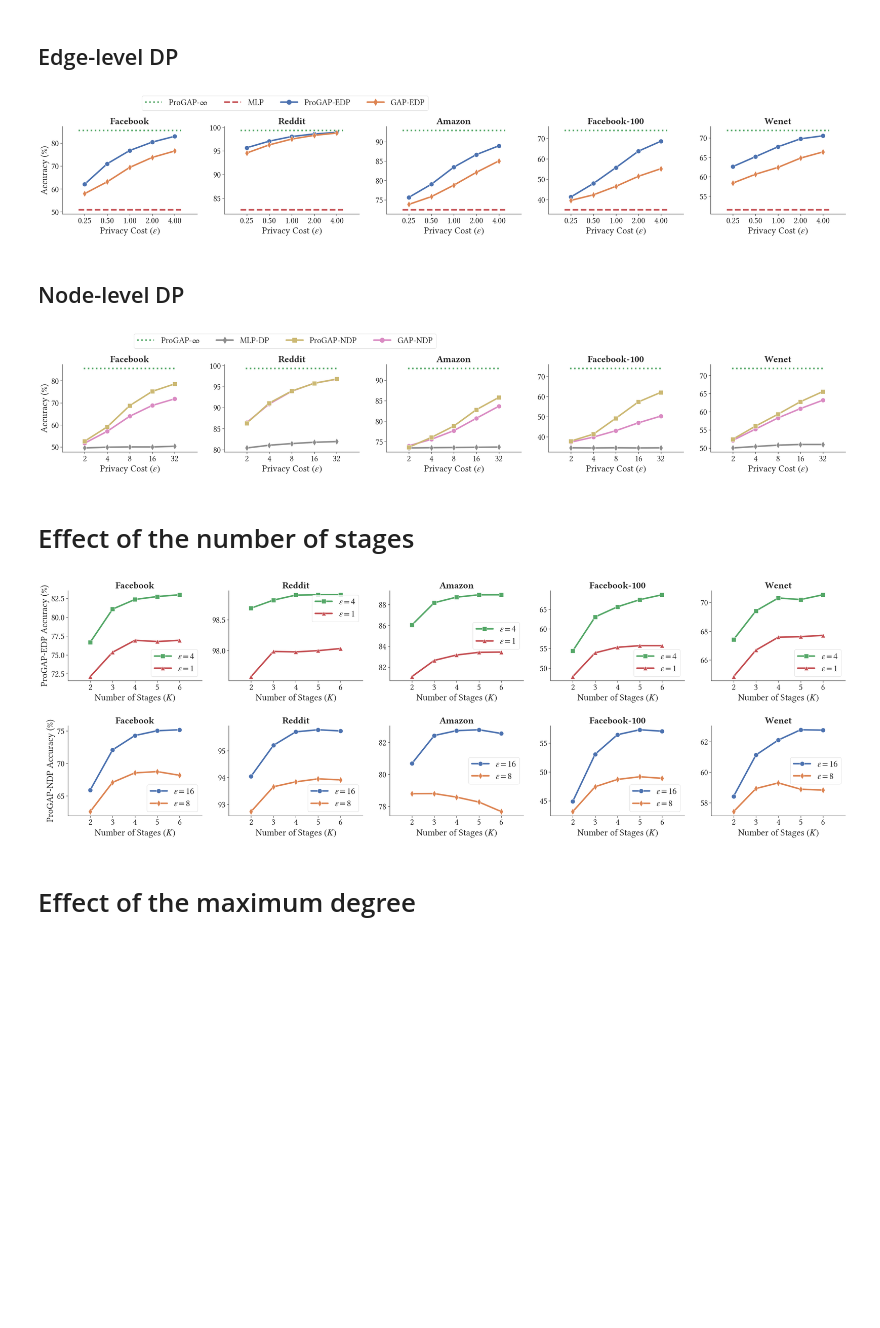
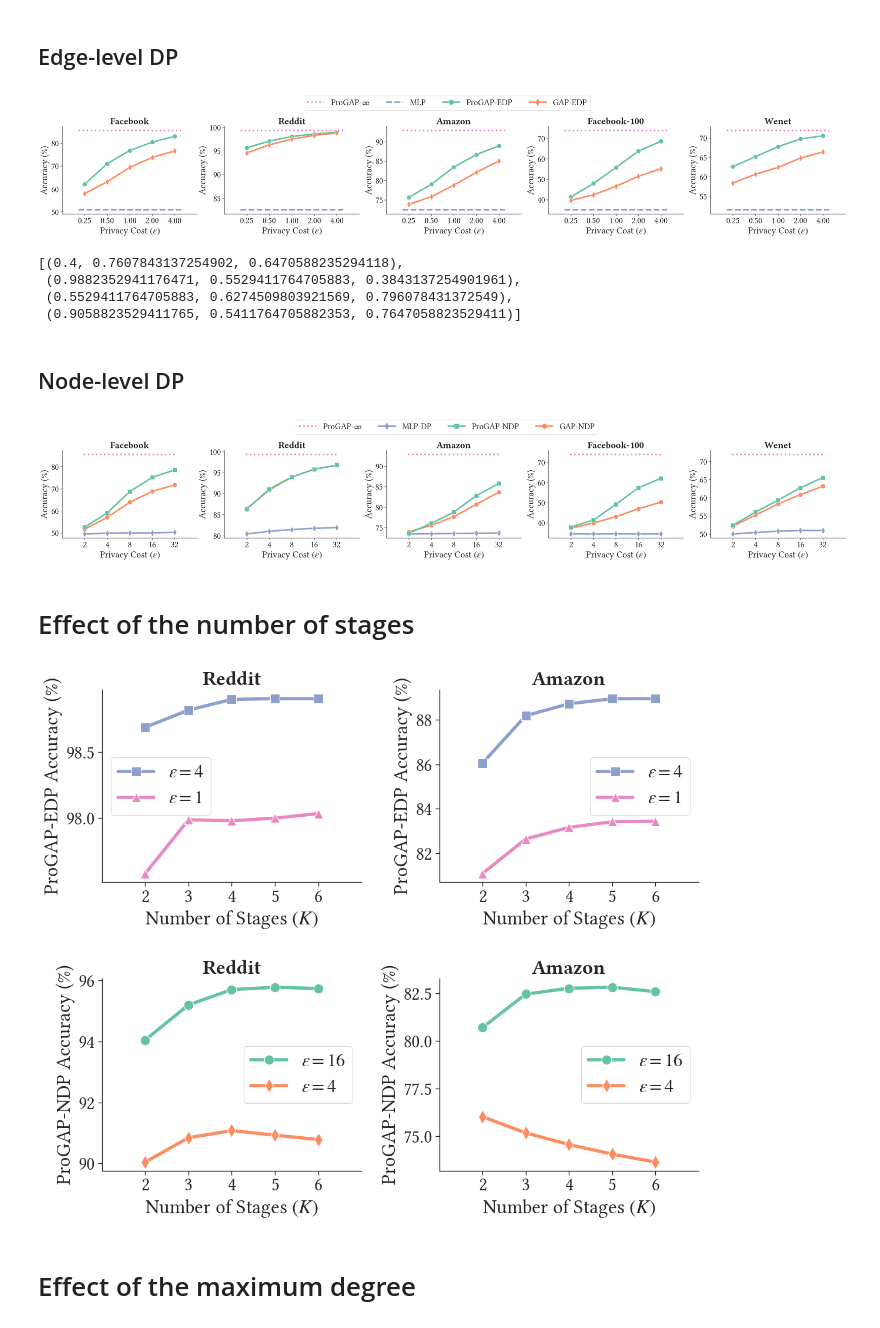
Before and after one commit to sisaman/ProGAP, a Jupyter notebook: results.ipynb, the cells around one changed output. Saved outputs shown, nothing was run; the diff lists cells and outputs as text; code cells hidden in the pictures; blank space fills up the shorter version.

```diff
--- a/results.ipynb
+++ b/results.ipynb
@@ -11,9 +11,10 @@ import seaborn as sns
 from tqdm import tqdm
 from matplotlib.ticker import ScalarFormatter
 
+palette = sns.color_palette('Set2', 4)
 sns.set(context='paper',
         style='ticks',
-        palette='deep',
+        palette=palette,
         font='Linux Libertine O',
         font_scale=2.5,
         rc={
@@ -167,11 +168,11 @@ g = sns.relplot(kind='line', data=df, x='epsilon', y='test/acc_mean', hue='metho
                 hue_order=edp_methods, col_order=datasets, style_order=edp_methods,
                 facet_kws={'sharey': False, 'sharex': False})
 
-g.set(ylabel=None, xlabel='Privacy Cost $(\epsilon)$', xscale='log', xticks=epsilons, xlim=(epsilons[0] / 2, epsilons[-1] * 2))
+g.set(ylabel='Accuracy (%)', xlabel='Privacy Cost $(\epsilon)$', xscale='log', xticks=epsilons, xlim=(epsilons[0] / 2, epsilons[-1] * 2))
 
 for dataset, ax in zip(datasets, g.axes[0]):
-    ax.axhline(inf_acc.loc[dataset].item(), linestyle='dotted', label='ProGAP-$\infty$', color=sns.color_palette('deep')[2], xmin=0.12, xmax=0.88)
-    ax.axhline(mlp_acc.loc[dataset].item(), linestyle='dashed', label='MLP', color=sns.color_palette('deep')[3], xmin=0.12, xmax=0.88)
+    ax.axhline(inf_acc.loc[dataset].item(), linestyle='dotted', label='ProGAP-$\infty$', color=palette[3], xmin=0.12, xmax=0.88)
+    ax.axhline(mlp_acc.loc[dataset].item(), linestyle='dashed', label='MLP', color=palette[2], xmin=0.12, xmax=0.88)
     ax.set_title(label=dataset.capitalize(), fontdict={'fontweight': 'bold'}, )
     ax.get_xaxis().set_major_formatter(ScalarFormatter())
     ax.minorticks_off()
@@ -179,14 +180,19 @@ for dataset, ax in zip(datasets, g.axes[0]):
 handles, labels = g.axes[0][0].get_legend_handles_labels()
 legend_data = {label: handle for label, handle in zip(labels, handles)}
 g.legend.remove()
-g.axes[0][1].legend(loc='upper center', ncol=4, bbox_to_anchor=(.45, 1.4), handles=[legend_data[method] for method in methods], labels=methods)
-
-g.axes[0][0].set(ylabel='Accuracy (%)')
+g.axes[0][2].legend(loc='upper center', ncol=4, bbox_to_anchor=(.45, 1.4), handles=[legend_data[method] for method in methods], labels=methods)
 g.fig.subplots_adjust(hspace=0.4, wspace=0.2)
 # g.fig.set_figwidth(16)
 g.savefig('figs/edge.pdf')
 # %% [output]
-[figure, old version]
+[figure, new version]
+# %%
+palette
+# %% [output]
+[(0.4, 0.7607843137254902, 0.6470588235294118),
+ (0.9882352941176471, 0.5529411764705883, 0.3843137254901961),
+ (0.5529411764705883, 0.6274509803921569, 0.796078431372549),
+ (0.9058823529411765, 0.5411764705882353, 0.7647058823529411)]
 # %% [markdown]
 ## Node-level DP
 # %%
@@ -214,17 +220,17 @@ df = df.loc[df['method'].isin(ndp_methods)]
 df['epsilon'] = df['epsilon'].astype(int)
 
 # plot
-palette = sns.color_palette()
+# palette = sns.color_palette()
 g = sns.relplot(kind='line', data=df, x='epsilon', y='test/acc_mean', hue='method', col='dataset', aspect=1.2,
                 markers=['d', 'o', 's'], dashes=False, style='method',
                 hue_order=ndp_methods, col_order=datasets, style_order=ndp_methods,
-                palette=[palette[-3], palette[-4], palette[-2]],
+                palette=[palette[2], palette[1], palette[0]],
                 facet_kws={'sharey': False, 'sharex': False})
 
-g.set(ylabel=None, xlabel='Privacy Cost $(\epsilon)$', xscale='log', xticks=epsilons, xlim=(epsilons[0] / 2, epsilons[-1] * 2))
+g.set(ylabel='Accuracy (%)', xlabel='Privacy Cost $(\epsilon)$', xscale='log', xticks=epsilons, xlim=(epsilons[0] / 2, epsilons[-1] * 2))
 
 for dataset, ax in zip(datasets, g.axes[0]):
-    ax.axhline(inf_acc.loc[dataset].item(), linestyle='dotted', label='ProGAP-$\infty$', color=sns.color_palette('deep')[2], xmin=0.16, xmax=0.84)
+    ax.axhline(inf_acc.loc[dataset].item(), linestyle='dotted', label='ProGAP-$\infty$', color=sns.color_palette('Set2')[3], xmin=0.16, xmax=0.84)
     ax.set_title(label=dataset.capitalize(), fontdict={'fontweight': 'bold'}, )
     ax.get_xaxis().set_major_formatter(ScalarFormatter())
     ax.minorticks_off()
@@ -232,23 +238,22 @@ for dataset, ax in zip(datasets, g.axes[0]):
 handles, labels = g.axes[0][0].get_legend_handles_labels()
 legend_data = {label: handle for label, handle in zip(labels, handles)}
 g.legend.remove()
-g.axes[0][1].legend(loc='upper center', ncol=4, bbox_to_anchor=(.45, 1.4), handles=[legend_data[method] for method in methods], labels=methods)
-
-g.axes[0][0].set(ylabel='Accuracy (%)')
+g.axes[0][2].legend(loc='upper center', ncol=4, bbox_to_anchor=(.45, 1.4), handles=[legend_data[method] for method in methods], labels=methods)
 
 g.fig.subplots_adjust(hspace=0.4, wspace=0.2)
 # g.fig.set_figwidth(16)
 g.savefig('figs/node.pdf')
 # %% [output]
-[figure, old version]
+[figure, new version]
 # %% [markdown]
 # Effect of the number of stages
 # %%
 cols = ['method', 'dataset', 'epsilon', 'stages', 'val/acc_mean', 'test/acc_mean']
 methods = ['ProGAP-EDP', 'ProGAP-NDP']
-datasets = ['facebook', 'reddit', 'amazon', 'facebook-100', 'wenet']
+datasets = ['reddit', 'amazon']
 epsilons_edp = [1,4]
-epsilons_ndp = [8,16]
+
+epsilons_ndp = [4,16]
 
 # filter data
 df = pd.DataFrame(data_list)
@@ -272,36 +277,36 @@ df['style'] = df['method'].str.cat(df['epsilon'], sep='-')
 g = sns.relplot(kind='line', data=df, hue='style', y='test/acc_mean', x='stages', col='dataset', row='method', aspect=1.2,
                 col_order=datasets, row_order=methods, markers=['o', 'd', 's', '^'], dashes=False, style='style', legend=False,
                 facet_kws={'sharey': False, 'sharex': False}, errorbar=None)
 
 legend_loc = {
     ('ProGAP-EDP', 'amazon'): 'lower right',
     # ('GAP-NDP', 'facebook'): 'right',
 }
 
 g.set(xlabel='Number of Stages $(K)$', xlim=(1,7), xticks=range(2,7))
 for method, axes in zip(methods, g.axes):
     for dataset, ax in zip(datasets, axes):
         ax.set_title(label=dataset.capitalize(), fontdict={'fontweight': 'bold'}, )
         ax.legend(
             labels=[f'$\epsilon={eps}$' for eps in df.loc[(df['method'] == method) & (df['dataset'] == dataset), 'epsilon'].unique()],
             # loc=legend_loc.get((method, dataset), None),
         )
-        ax.set_ylabel(f'{method} Accuracy (%)' if dataset == datasets[0] else None)
+        ax.set_ylabel(f'{method} Accuracy (%)')
 
 # g.axes[0][0].set(ylim=(65,80))
 # g.axes[0][1].set(ylim=(97,99.1)); # g.axes[0][1].yaxis.set_major_formatter(FormatStrFormatter('%.1f'))
 # g.axes[0][2].set_ylim(70,85)
 # g.axes[1][0].set_ylim(55,70)
 # g.axes[1][1].set(ylim=(92,96))
 # g.axes[1][2].set_ylim(76,82)
 
 
-g.fig.subplots_adjust(hspace=0.5, wspace=0.2)
+g.fig.subplots_adjust(hspace=0.5, wspace=0.3)
 # g.fig.set_figwidth(14)
 g.savefig('figs/stages.pdf')
 # df
 # %% [output]
-[figure, old version]
+[figure, new version]
 # %% [markdown]
 # Effect of the maximum degree
 # %%
```
Also changed, not shown: parts of 2 cells of this notebook.
